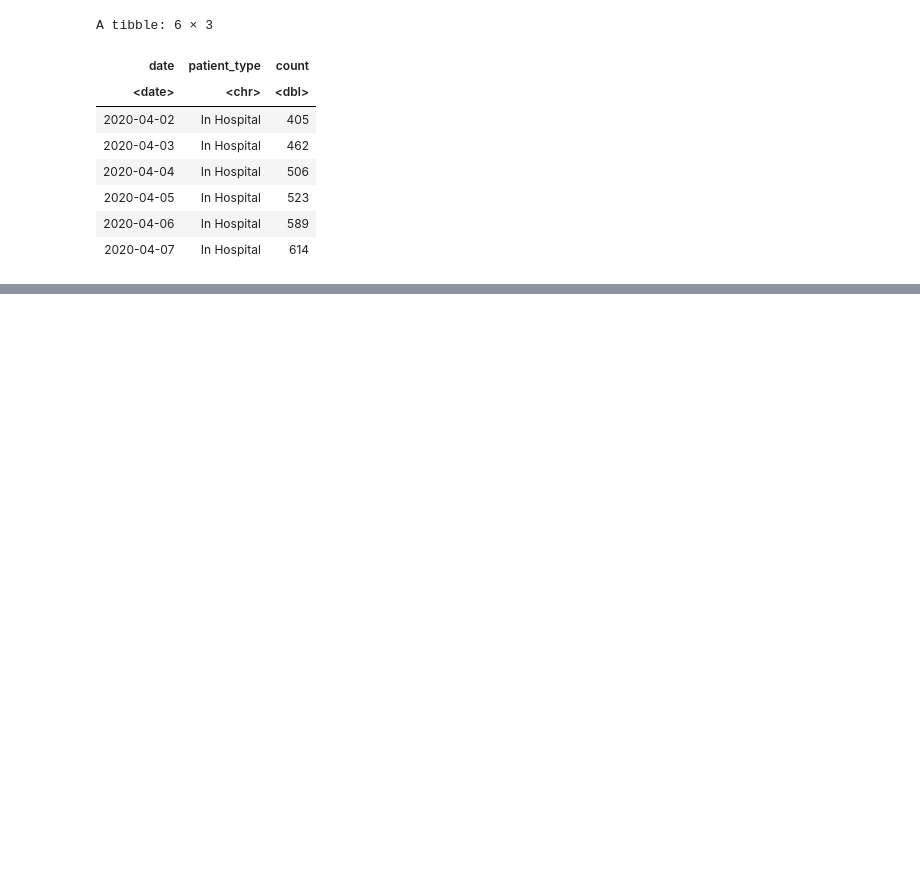
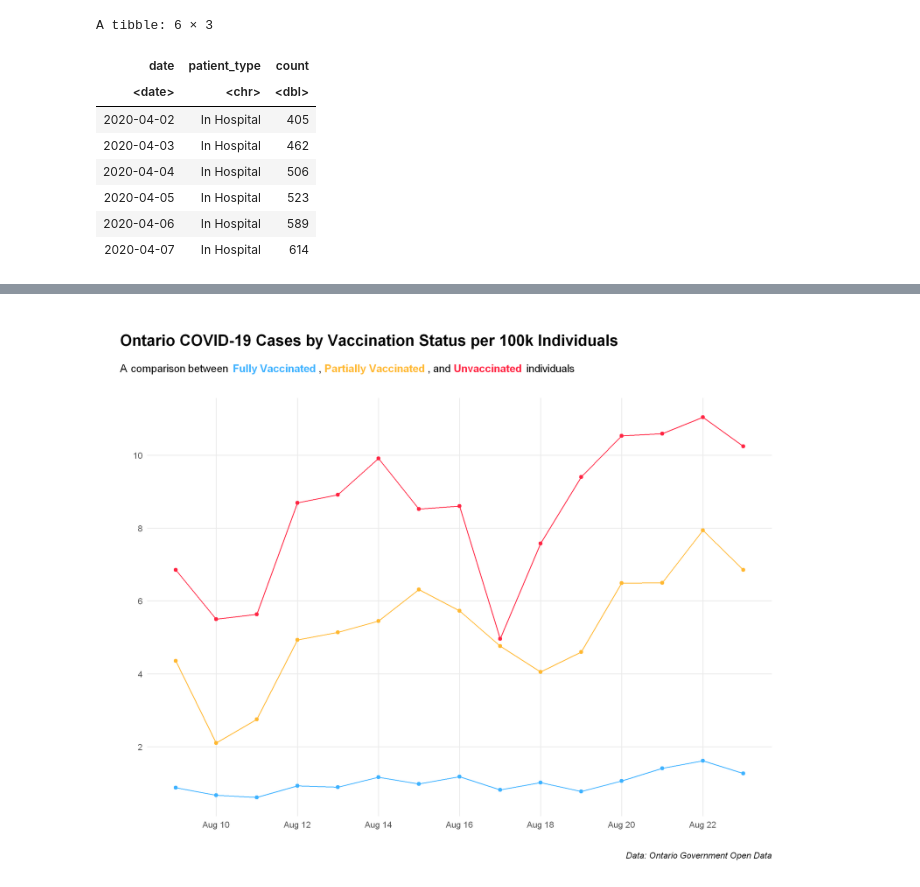
Before and after one commit to MichaszJ/Ontario-COVID-19, a Jupyter notebook: Ontario-COVID-19-R.ipynb, the cells around one changed output, grey strips where cells are left out. Cells and saved outputs as stored; diff of their text form; code cells hidden in the pictures; blank space fills up the shorter version.

```diff
--- a/Ontario-COVID-19-R.ipynb
+++ b/Ontario-COVID-19-R.ipynb
@@ -200,0 +287,10 @@ Warning message:
+# %%
+cases_vac_status_normalized <- cases_vac_status %>%
+    inner_join(vaccine_data_raw, by = c("Date" = "report_date")) %>%
+    mutate('Fully Vaccinated' = (covid19_cases_full_vac / total_individuals_fully_vaccinated) * 100000,
+           'Partially Vaccinated' = (covid19_cases_partial_vac / (total_individuals_at_least_one - total_individuals_fully_vaccinated)) * 100000,
+           'Unvaccinated' = (covid19_cases_unvac / (ontario_population - total_individuals_at_least_one)) * 100000) %>%
+    select(Date, 'Fully Vaccinated', 'Partially Vaccinated', 'Unvaccinated') %>%
+    pivot_longer(-Date, names_to = 'metric', values_to = 'count')
+
+head(cases_vac_status_normalized)
@@ -200,0 +307,29 @@ Warning message:
+# %%
+# colour palette: https://colorhunt.co/palette/3db2ffffeddaffb830ff2442
+line_colours = c('#3DB2FF', '#FFB830', '#FF2442')
+
+options(repr.plot.width = 10, repr.plot.height = 8, repr.plot.res=260)
+
+ggplot(cases_vac_status_normalized, aes(x = Date, y = count, color = metric)) +
+    geom_line() +
+    geom_point() +
+    labs(title = 'Ontario COVID-19 Cases by Vaccination Status per 100k Individuals',
+         subtitle = 'A comparison between <b style="color:#3DB2FF;">Fully Vaccinated</b>, <b style="color:#FFB830;">Partially Vaccinated</b>, and <b style="color:#FF2442;">Unvaccinated</b> individuals',
+         caption = 'Data: Ontario Government Open Data',
+         x = '',
+         y = '',
+         color = 'Vaccination Status') +
+    scale_x_date(breaks = scales::pretty_breaks(10)) +
+    scale_y_continuous(breaks = scales::pretty_breaks(5)) +
+    theme_minimal() +
+    theme(plot.margin = margin(t = 25, r = 25, b = 10, l = 25),
+          legend.position = 'none',
+          plot.title.position = 'plot',
+          plot.caption.position = 'plot',
+          panel.grid.minor = element_blank(),
+          plot.title = element_text(face = 'bold', margin = margin(0, 0, 15, 0), size = 16),
+          plot.subtitle = element_markdown(margin = margin(0, 0, 25, 0)),
+          plot.caption = element_text(face = 'italic', margin = margin(10, 0, 0, 0))) +
+    scale_color_manual(values = line_colours)
+# %% [output]
+[figure, added]
```
Also changed, not shown: parts of 18 cells of this notebook.
